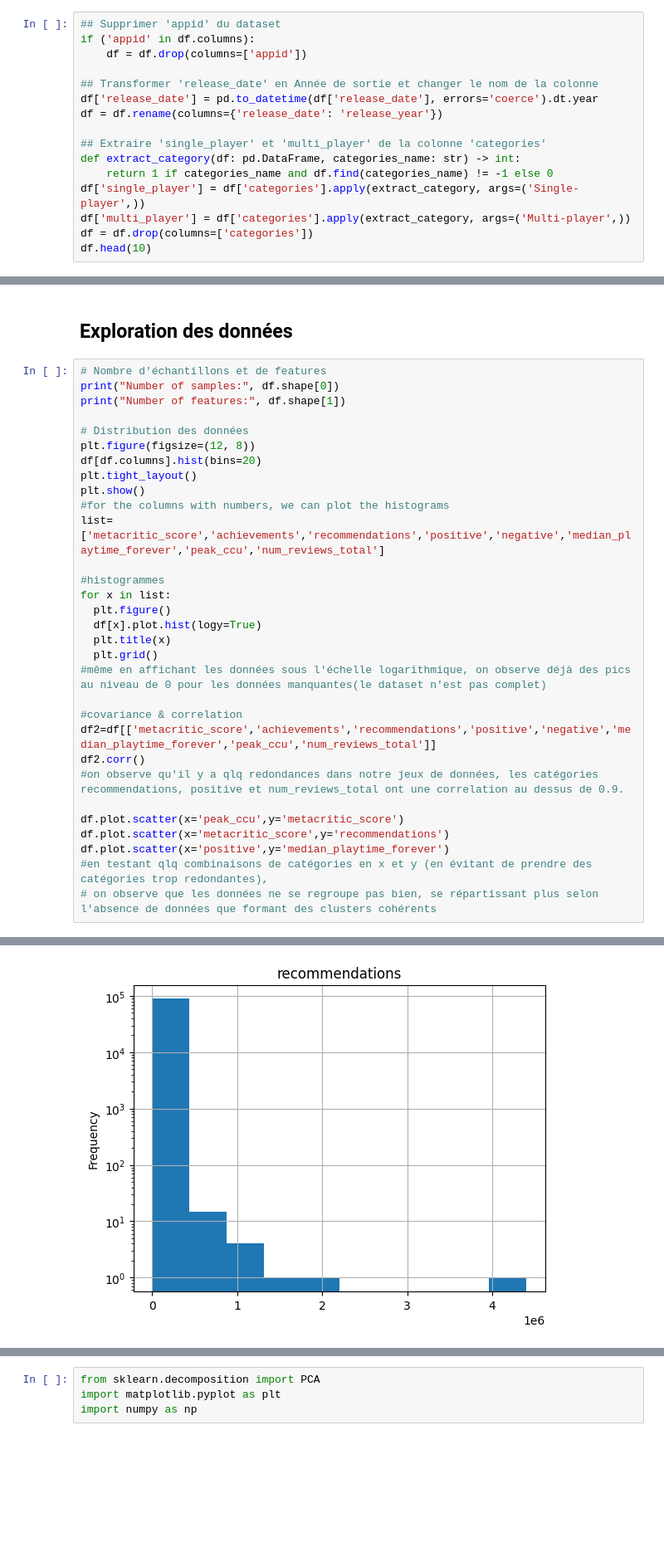
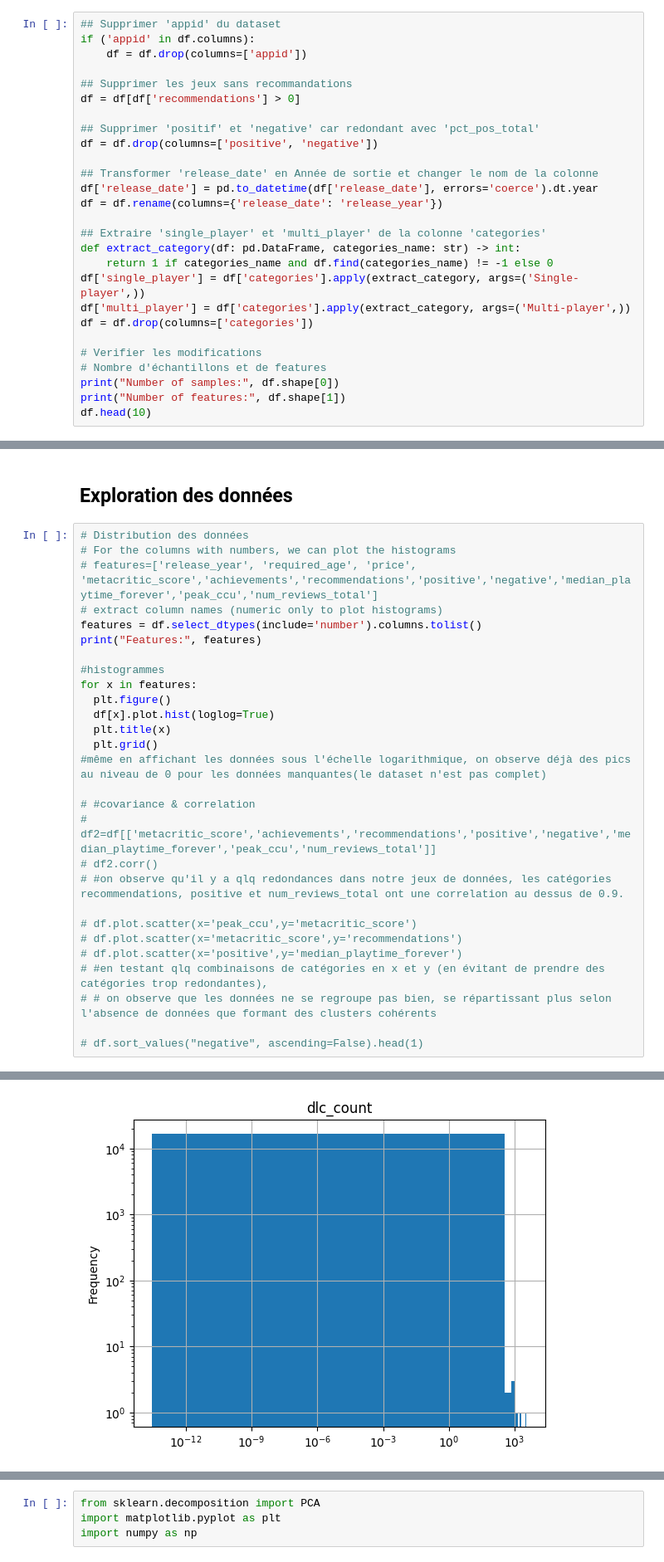
Before and after one commit to trietngh/5SIEC-clustering, a Jupyter notebook: tp2/TP_clustering.ipynb, the cells around one changed output, grey strips where cells are left out. Shown at 83% size. Cells and saved outputs as stored; diff of their text form; blank space fills up the shorter version.

```diff
--- a/tp2/TP_clustering.ipynb
+++ b/tp2/TP_clustering.ipynb
@@ -29,6 +29,12 @@ df = pd.read_csv("./dataset/Steam_Games_2025.csv")
 ## Supprimer 'appid' du dataset
 if ('appid' in df.columns):
     df = df.drop(columns=['appid'])
+
+## Supprimer les jeux sans recommandations
+df = df[df['recommendations'] > 0]
+
+## Supprimer 'positif' et 'negative' car redondant avec 'pct_pos_total'
+df = df.drop(columns=['positive', 'negative'])
 
 ## Transformer 'release_date' en Année de sortie et changer le nom de la colonne
 df['release_date'] = pd.to_datetime(df['release_date'], errors='coerce').dt.year
@@ -40,5 +46,10 @@ def extract_category(df: pd.DataFrame, categories_name: str) -> int:
 df['single_player'] = df['categories'].apply(extract_category, args=('Single-player',))
 df['multi_player'] = df['categories'].apply(extract_category, args=('Multi-player',))
 df = df.drop(columns=['categories'])
+
+# Verifier les modifications
+# Nombre d'échantillons et de features
+print("Number of samples:", df.shape[0])
+print("Number of features:", df.shape[1])
 df.head(10)
 # %% [output]
@@ -56,34 +69,31 @@ df.head(10)
 # %% [markdown]
 ## Exploration des données
 # %%
-# Nombre d'échantillons et de features
-print("Number of samples:", df.shape[0])
-print("Number of features:", df.shape[1])
-
 # Distribution des données
-plt.figure(figsize=(12, 8))
-df[df.columns].hist(bins=20)
-plt.tight_layout()
-plt.show()
-#for the columns with numbers, we can plot the histograms
-list=['metacritic_score','achievements','recommendations','positive','negative','median_playtime_forever','peak_ccu','num_reviews_total']
+# For the columns with numbers, we can plot the histograms
+# features=['release_year', 'required_age', 'price', 'metacritic_score','achievements','recommendations','positive','negative','median_playtime_forever','peak_ccu','num_reviews_total']
+# extract column names (numeric only to plot histograms)
+features = df.select_dtypes(include='number').columns.tolist()
+print("Features:", features)
 
 #histogrammes
-for x in list:
+for x in features:
   plt.figure()
-  df[x].plot.hist(logy=True)
+  df[x].plot.hist(loglog=True)
   plt.title(x)
   plt.grid()
 #même en affichant les données sous l'échelle logarithmique, on observe déjà des pics au niveau de 0 pour les données manquantes(le dataset n'est pas complet)
 
-#covariance & correlation
-df2=df[['metacritic_score','achievements','recommendations','positive','negative','median_playtime_forever','peak_ccu','num_reviews_total']]
-df2.corr()
-#on observe qu'il y a qlq redondances dans notre jeux de données, les catégories recommendations, positive et num_reviews_total ont une correlation au dessus de 0.9.
+# #covariance & correlation
+# df2=df[['metacritic_score','achievements','recommendations','positive','negative','median_playtime_forever','peak_ccu','num_reviews_total']]
+# df2.corr()
+# #on observe qu'il y a qlq redondances dans notre jeux de données, les catégories recommendations, positive et num_reviews_total ont une correlation au dessus de 0.9.
 
-df.plot.scatter(x='peak_ccu',y='metacritic_score')
-df.plot.scatter(x='metacritic_score',y='recommendations')
-df.plot.scatter(x='positive',y='median_playtime_forever')
-#en testant qlq combinaisons de catégories en x et y (en évitant de prendre des catégories trop redondantes),
-# on observe que les données ne se regroupe pas bien, se répartissant plus selon l'absence de données que formant des clusters cohérents
+# df.plot.scatter(x='peak_ccu',y='metacritic_score')
+# df.plot.scatter(x='metacritic_score',y='recommendations')
+# df.plot.scatter(x='positive',y='median_playtime_forever')
+# #en testant qlq combinaisons de catégories en x et y (en évitant de prendre des catégories trop redondantes),
+# # on observe que les données ne se regroupe pas bien, se répartissant plus selon l'absence de données que formant des clusters cohérents
+
+# df.sort_values("negative", ascending=False).head(1)
 # %% [output]
@@ -97 +104 @@ Number of features: 16
-[figure, old version]
+[figure, new version]
```
Also changed, not shown: parts of 14 cells of this notebook, 3 other files.
